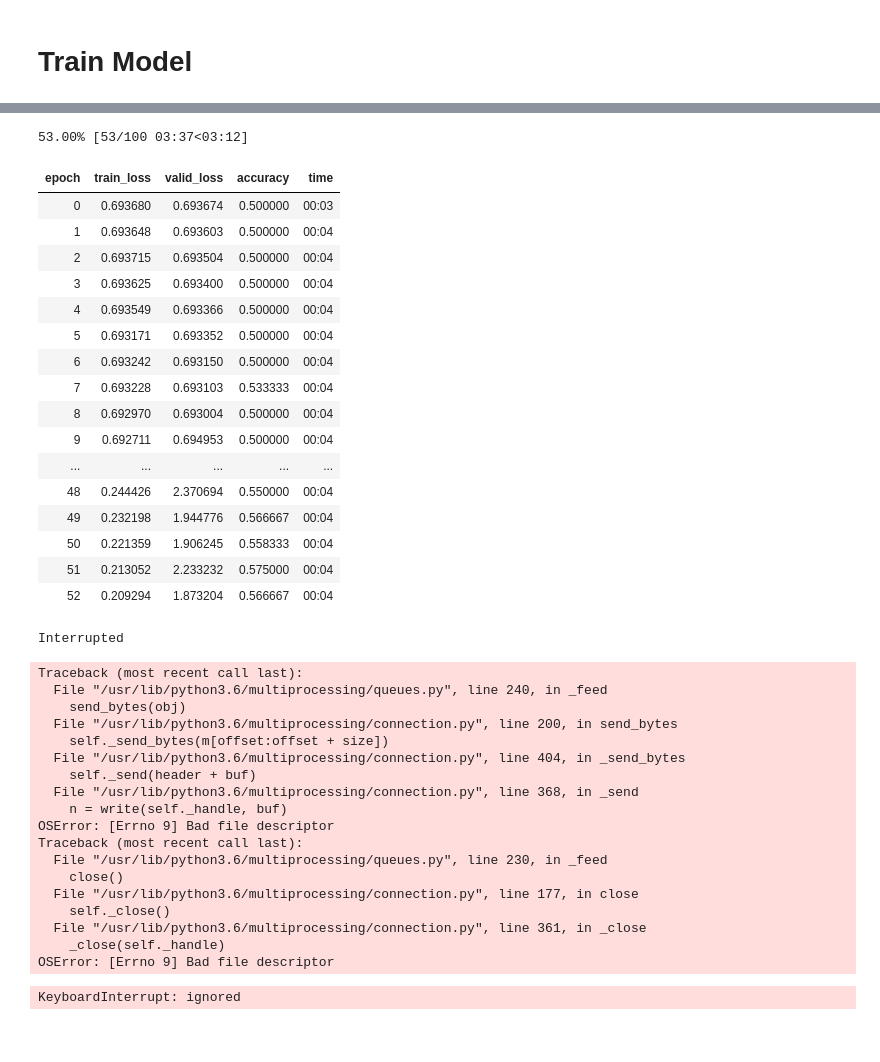
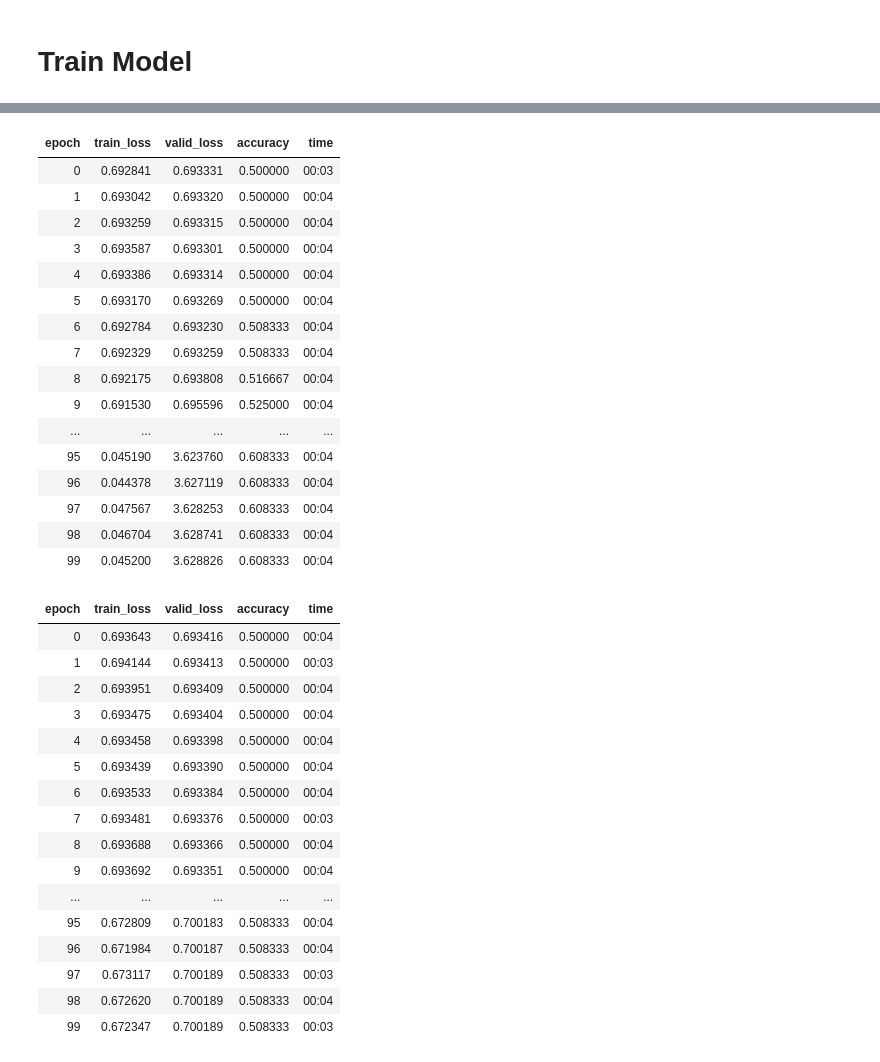
Before and after one commit to williamsdoug/CTG_RP, a Jupyter notebook: CTG_RP_Train_Model.ipynb, the cells around one changed output, grey strips where cells are left out. Cells and saved outputs as stored; diff of their text form; code cells hidden in the pictures; blank space fills up the shorter version.

```diff
--- a/CTG_RP_Train_Model.ipynb
+++ b/CTG_RP_Train_Model.ipynb
@@ -160,6 +164,6 @@ learn.save('initial')
 # %% [markdown]
 # Train Model
 # %%
-learn.fit_one_cycle(1, 1e-7)  # learn.fit_one_cycle(1, 0.01)
+# learn.fit_one_cycle(1, 1e-7)  # learn.fit_one_cycle(1, 0.01)
 
-learn.save('save-1')
+# learn.save('save-1')
@@ -176,42 +177,42 @@ LR Finder is complete, type {learner_name}.recorder.plot() to see the graph.
 # %%
-learn.save('load-1')
+learn.load('initial')
 learn.fit_one_cycle(100, 3e-3)  # learn.fit_one_cycle(1, 0.01)
 # %% [output]
-53.00% [53/100 03:37<03:12]
 | epoch | train_loss | valid_loss | accuracy | time |
-| 0 | 0.693680 | 0.693674 | 0.500000 | 00:03 |
-| 1 | 0.693648 | 0.693603 | 0.500000 | 00:04 |
-| 2 | 0.693715 | 0.693504 | 0.500000 | 00:04 |
-| 3 | 0.693625 | 0.693400 | 0.500000 | 00:04 |
-| 4 | 0.693549 | 0.693366 | 0.500000 | 00:04 |
-| 5 | 0.693171 | 0.693352 | 0.500000 | 00:04 |
-| 6 | 0.693242 | 0.693150 | 0.500000 | 00:04 |
-| 7 | 0.693228 | 0.693103 | 0.533333 | 00:04 |
-| 8 | 0.692970 | 0.693004 | 0.500000 | 00:04 |
-| 9 | 0.692711 | 0.694953 | 0.500000 | 00:04 |
+| 0 | 0.692841 | 0.693331 | 0.500000 | 00:03 |
+| 1 | 0.693042 | 0.693320 | 0.500000 | 00:04 |
+| 2 | 0.693259 | 0.693315 | 0.500000 | 00:04 |
+| 3 | 0.693587 | 0.693301 | 0.500000 | 00:04 |
+| 4 | 0.693386 | 0.693314 | 0.500000 | 00:04 |
+| 5 | 0.693170 | 0.693269 | 0.500000 | 00:04 |
+| 6 | 0.692784 | 0.693230 | 0.508333 | 00:04 |
+| 7 | 0.692329 | 0.693259 | 0.508333 | 00:04 |
+| 8 | 0.692175 | 0.693808 | 0.516667 | 00:04 |
+| 9 | 0.691530 | 0.695596 | 0.525000 | 00:04 |
 | ... | ... | ... | ... | ... |
-| 48 | 0.244426 | 2.370694 | 0.550000 | 00:04 |
-| 49 | 0.232198 | 1.944776 | 0.566667 | 00:04 |
-| 50 | 0.221359 | 1.906245 | 0.558333 | 00:04 |
-| 51 | 0.213052 | 2.233232 | 0.575000 | 00:04 |
-| 52 | 0.209294 | 1.873204 | 0.566667 | 00:04 |
+| 95 | 0.045190 | 3.623760 | 0.608333 | 00:04 |
+| 96 | 0.044378 | 3.627119 | 0.608333 | 00:04 |
+| 97 | 0.047567 | 3.628253 | 0.608333 | 00:04 |
+| 98 | 0.046704 | 3.628741 | 0.608333 | 00:04 |
+| 99 | 0.045200 | 3.628826 | 0.608333 | 00:04 |
-Interrupted
-Traceback (most recent call last):
-  File "/usr/lib/python3.6/multiprocessing/queues.py", line 240, in _feed
-    send_bytes(obj)
-  File "/usr/lib/python3.6/multiprocessing/connection.py", line 200, in send_bytes
-    self._send_bytes(m[offset:offset + size])
-  File "/usr/lib/python3.6/multiprocessing/connection.py", line 404, in _send_bytes
-    self._send(header + buf)
-  File "/usr/lib/python3.6/multiprocessing/connection.py", line 368, in _send
-    n = write(self._handle, buf)
-OSError: [Errno 9] Bad file descriptor
-Traceback (most recent call last):
-  File "/usr/lib/python3.6/multiprocessing/queues.py", line 230, in _feed
-    close()
-  File "/usr/lib/python3.6/multiprocessing/connection.py", line 177, in close
-    self._close()
-  File "/usr/lib/python3.6/multiprocessing/connection.py", line 361, in _close
-    _close(self._handle)
-OSError: [Errno 9] Bad file descriptor
-KeyboardInterrupt: ignored
+# %%
+learn.load('initial')
+learn.fit_one_cycle(100, 1e-4)  # learn.fit_one_cycle(1, 0.01)
+# %% [output]
+| epoch | train_loss | valid_loss | accuracy | time |
+| 0 | 0.693643 | 0.693416 | 0.500000 | 00:04 |
+| 1 | 0.694144 | 0.693413 | 0.500000 | 00:03 |
+| 2 | 0.693951 | 0.693409 | 0.500000 | 00:04 |
+| 3 | 0.693475 | 0.693404 | 0.500000 | 00:04 |
+| 4 | 0.693458 | 0.693398 | 0.500000 | 00:04 |
+| 5 | 0.693439 | 0.693390 | 0.500000 | 00:04 |
+| 6 | 0.693533 | 0.693384 | 0.500000 | 00:04 |
+| 7 | 0.693481 | 0.693376 | 0.500000 | 00:03 |
+| 8 | 0.693688 | 0.693366 | 0.500000 | 00:04 |
+| 9 | 0.693692 | 0.693351 | 0.500000 | 00:04 |
+| ... | ... | ... | ... | ... |
+| 95 | 0.672809 | 0.700183 | 0.508333 | 00:04 |
+| 96 | 0.671984 | 0.700187 | 0.508333 | 00:04 |
+| 97 | 0.673117 | 0.700189 | 0.508333 | 00:03 |
+| 98 | 0.672620 | 0.700189 | 0.508333 | 00:04 |
+| 99 | 0.672347 | 0.700189 | 0.508333 | 00:03 |
```
Also changed, not shown: parts of 5 cells of this notebook.
